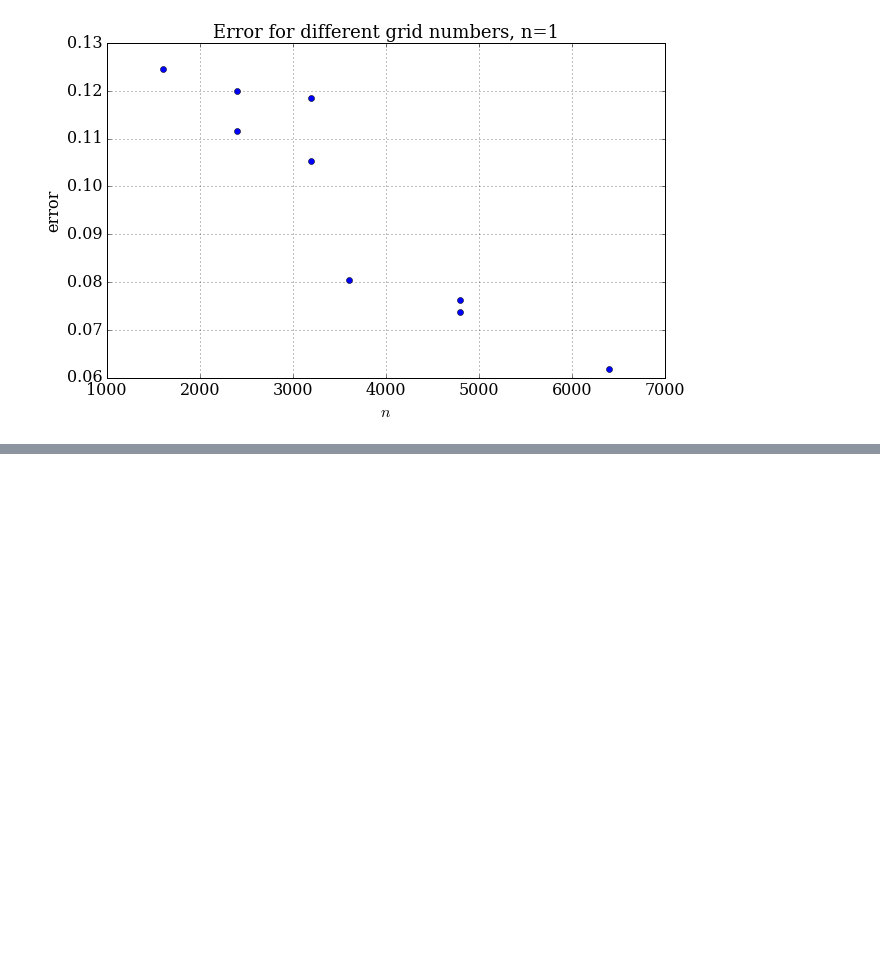
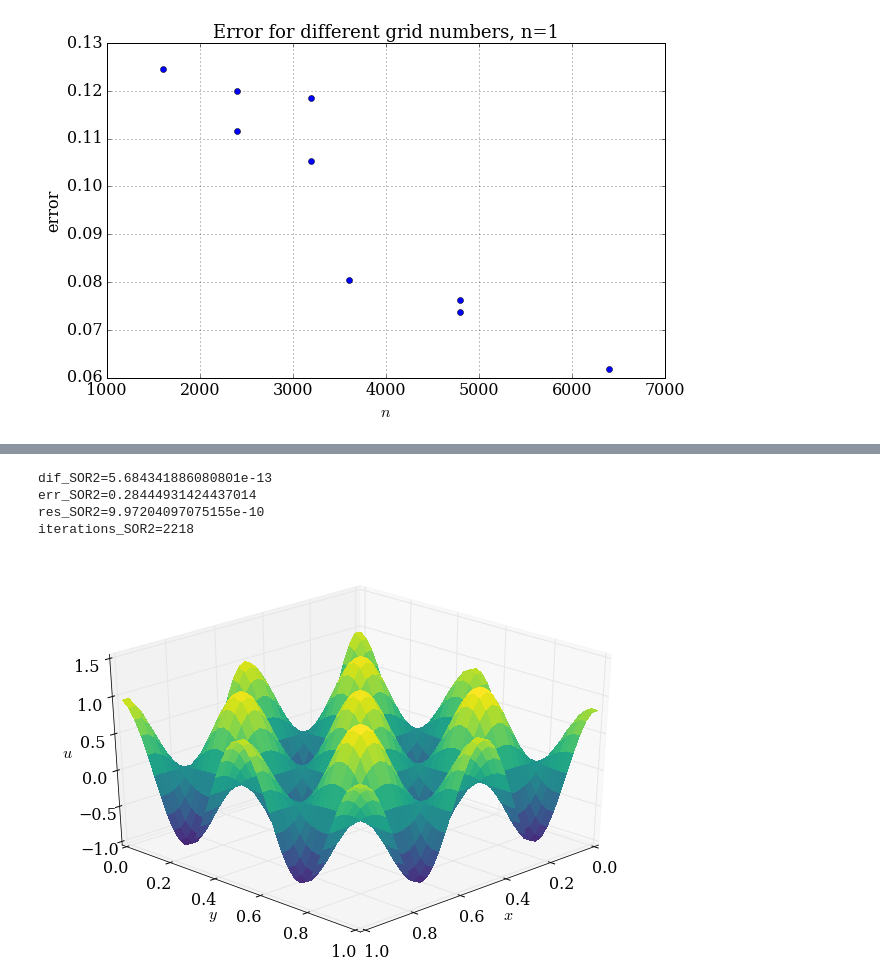
Before and after one commit to yujiasheng912/MAE6225, a Jupyter notebook: poisson2d_cos.ipynb, the cells around one changed output, grey strips where cells are left out. Cells and saved outputs as stored; diff of their text form; code cells hidden in the pictures; blank space fills up the shorter version.

```diff
--- a/poisson2d_cos.ipynb
+++ b/poisson2d_cos.ipynb
@@ -234,10 +240,16 @@ print('iterations_SOR1={}'.format(iterations_SOR1))
 # %%
-u_SOR2,x_SOR2,y_SOR2,dif_SOR2,err_SOR2,res_SOR2,iterations_SOR2=SOR(41,41,2,1e-9,1.5)
+u_SOR2,x_SOR2,y_SOR2,dif_SOR2,err_SOR2,res_SOR2,iterations_SOR2=SOR(41,41,2,1e-9,1.9)
 plot_3D(x_SOR2,y_SOR2,u_SOR2)
 print('dif_SOR2={}'.format(dif_SOR2))
 print('err_SOR2={}'.format(err_SOR2))
 print('res_SOR2={}'.format(res_SOR2))
 print('iterations_SOR2={}'.format(iterations_SOR2))
+# %% [output]
+dif_SOR2=5.684341886080801e-13
+err_SOR2=0.28444931424437014
+res_SOR2=9.97204097075155e-10
+iterations_SOR2=2218
+[figure, added]
 # %%
 u_SOR3,x_SOR3,y_SOR3,dif_SOR3,err_SOR3,res_SOR3,iterations_SOR3=SOR(41,41,3,1e-9,1.5)
 plot_3D(x_SOR3,y_SOR3,u_SOR3)
```
Also changed, not shown: parts of 4 cells of this notebook.
